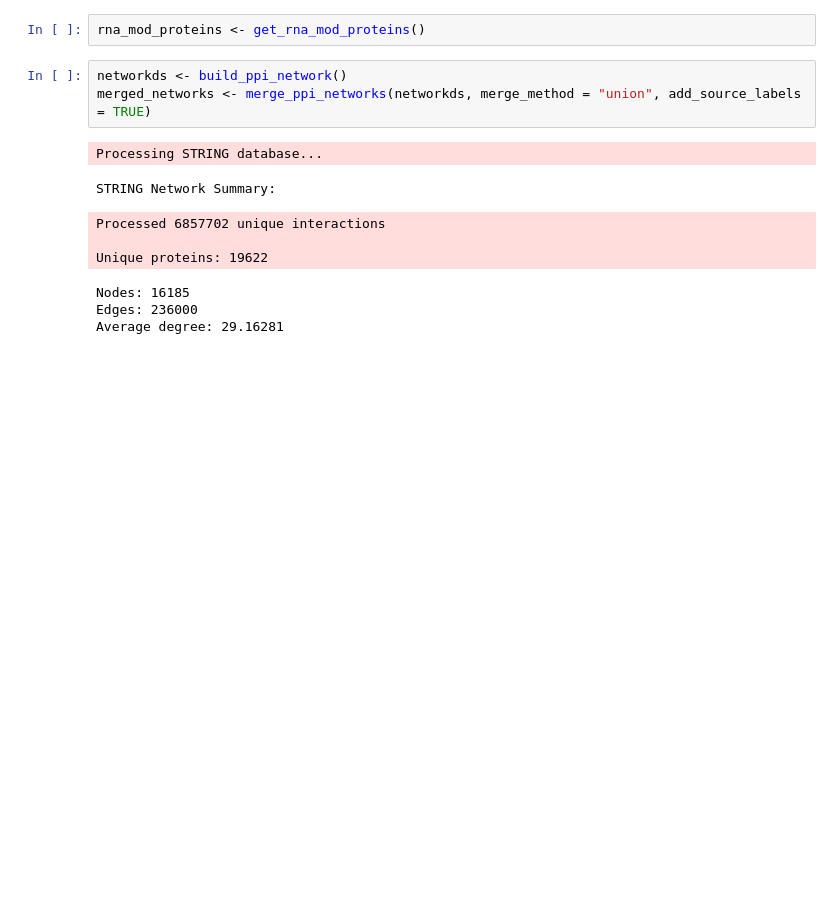
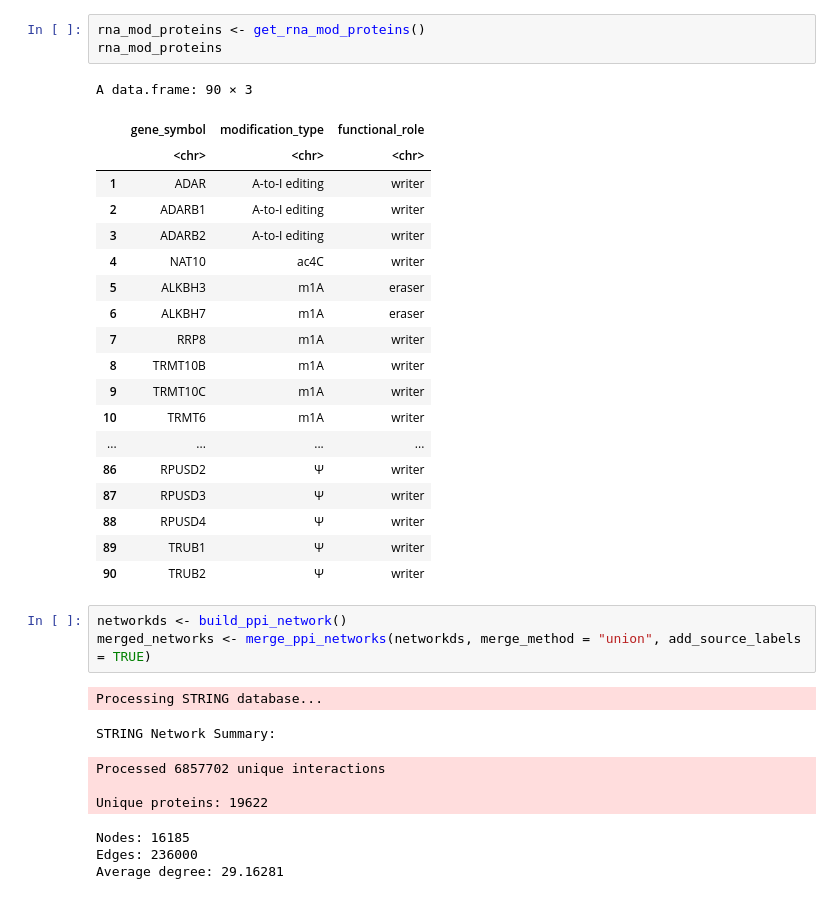
Before and after one commit to loganylchen/MPAGE, a Jupyter notebook: testing.ipynb, the cells around one changed output. Cells and saved outputs as stored; diff of their text form; blank space fills up the shorter version.

```diff
--- a/testing.ipynb
+++ b/testing.ipynb
@@ -25,5 +9,26 @@ Warning message:
 # %%
 rna_mod_proteins <- get_rna_mod_proteins()
+rna_mod_proteins
+# %% [output]
+A data.frame: 90 × 3
+|  | gene_symbol | modification_type | functional_role |
+|  | <chr> | <chr> | <chr> |
+| 1 | ADAR | A-to-I editing | writer |
+| 2 | ADARB1 | A-to-I editing | writer |
+| 3 | ADARB2 | A-to-I editing | writer |
+| 4 | NAT10 | ac4C | writer |
+| 5 | ALKBH3 | m1A | eraser |
+| 6 | ALKBH7 | m1A | eraser |
+| 7 | RRP8 | m1A | writer |
+| 8 | TRMT10B | m1A | writer |
+| 9 | TRMT10C | m1A | writer |
+| 10 | TRMT6 | m1A | writer |
+| ... | ... | ... | ... |
+| 86 | RPUSD2 | Ψ | writer |
+| 87 | RPUSD3 | Ψ | writer |
+| 88 | RPUSD4 | Ψ | writer |
+| 89 | TRUB1 | Ψ | writer |
+| 90 | TRUB2 | Ψ | writer |
 # %%
 networkds <- build_ppi_network()
 merged_networks <- merge_ppi_networks(networkds, merge_method = "union", add_source_labels = TRUE)
```
Also changed, not shown: parts of 6 cells of this notebook, 6 other files.
